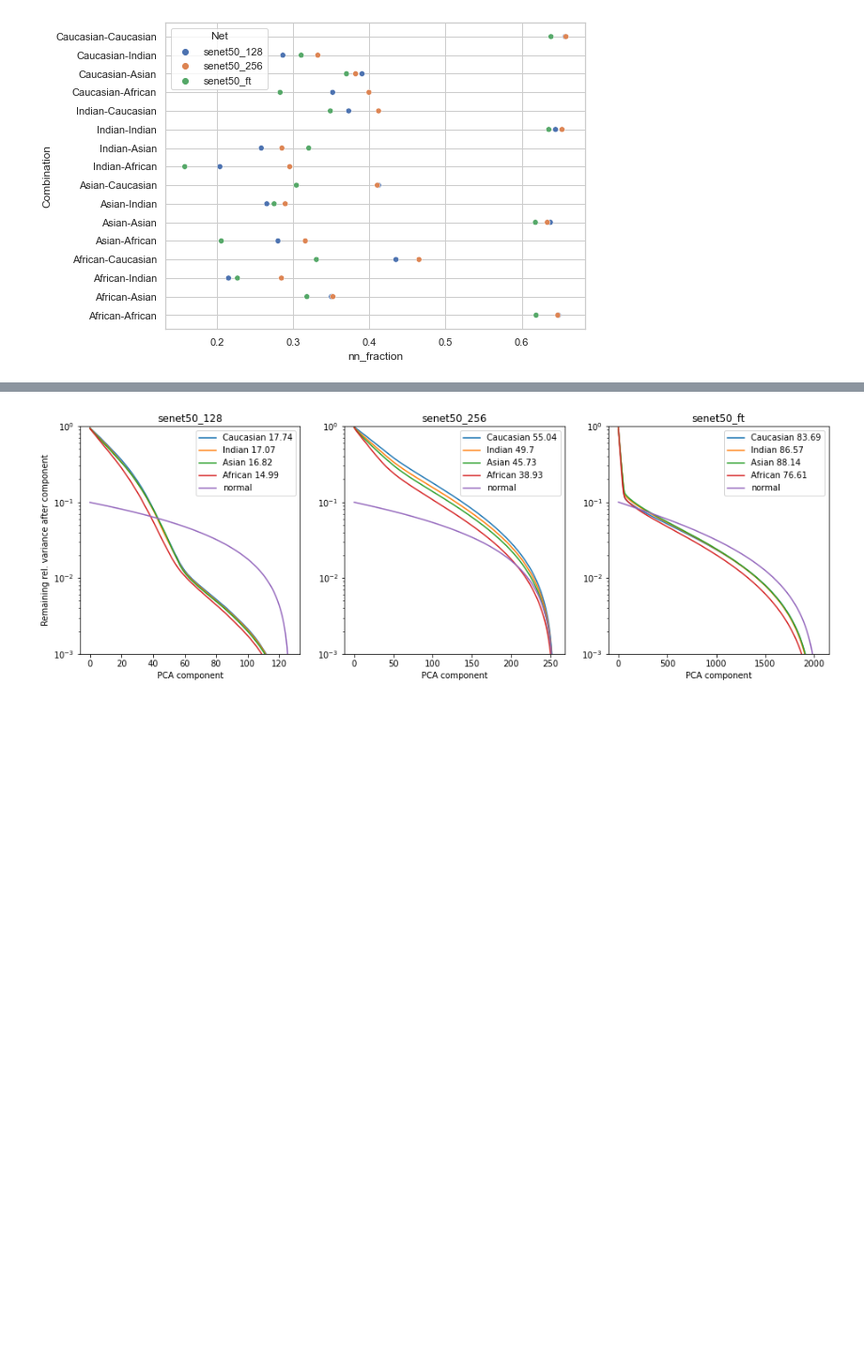
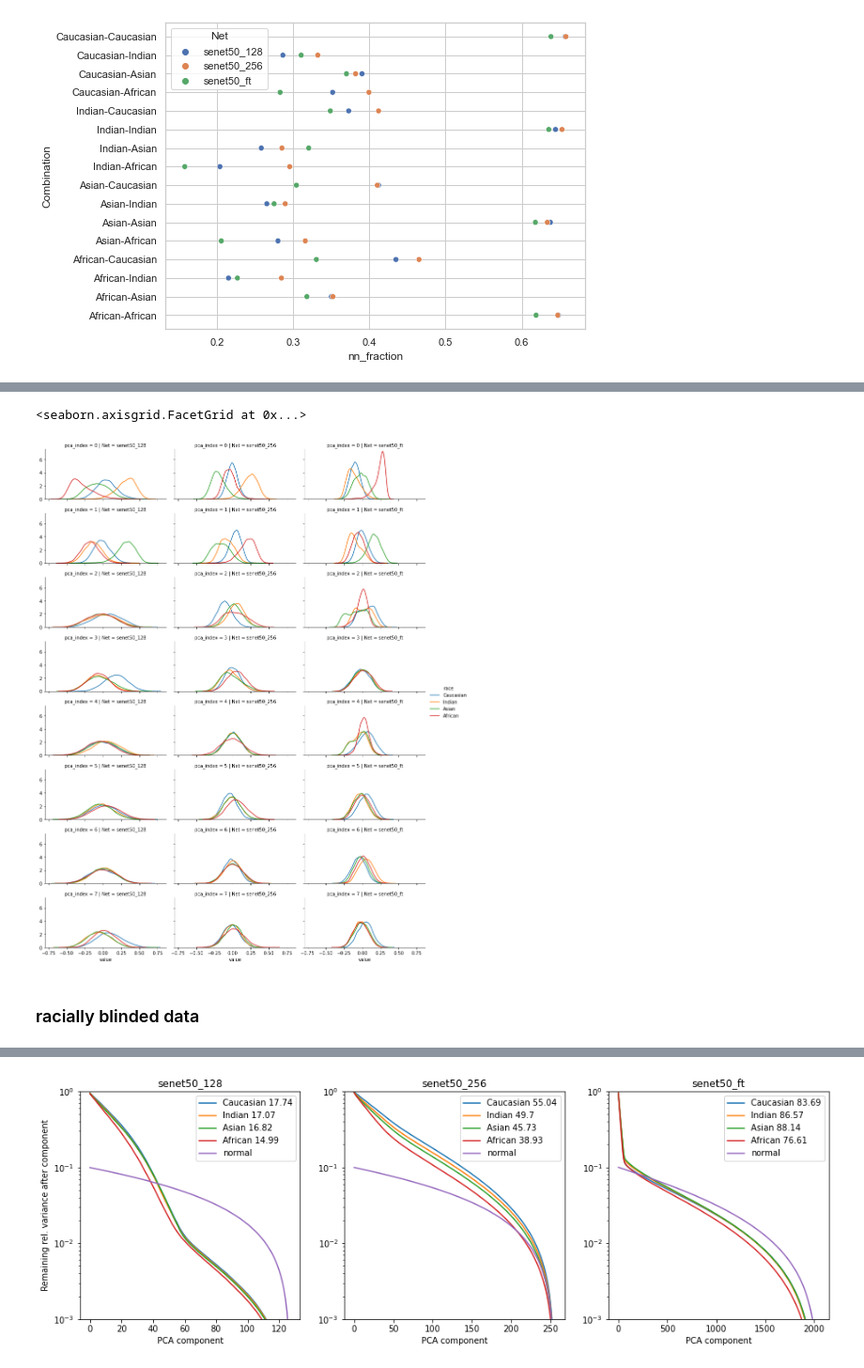
Before and after one commit to samuelwehrli/Face-Recognition-Bias, a Jupyter notebook: Embeddings and Bias Analysis.ipynb, the cells around one changed output, grey strips where cells are left out. Shown at 94% size. Cells and saved outputs as stored; diff of their text form; code cells hidden in the pictures; blank space fills up the shorter version.

```diff
--- a/Embeddings and Bias Analysis.ipynb
+++ b/Embeddings and Bias Analysis.ipynb
@@ -338,23 +522,0 @@ g = sns.scatterplot(y='Combination',x='nn_fraction',hue='Net',data=tmp)
-# %%
-vardf = []
-for net in H5Reader.net_list:
-    df = H5Reader(net).read_all()
-    df['race'] = df.race_index.apply(H5Reader.race)
-    tot_var = df.filter(regex='\d').var().T.sum()
-    df = df.groupby('race').var().filter(regex='\d').T.sum()
-    df = pd.DataFrame(df,columns=[net])
-    df.loc['Total',net] = tot_var
-    vardf.append(df)
-vardf = pd.concat(vardf,1)
-
-vardf3d = []
-for net in H5Reader.net_list:
-    df = projection3d(H5Reader(net).read_all())
-    df['race'] = df.race_index.apply(H5Reader.race)
-    tot_var = df.filter(regex='\d').var().T.sum()
-    df = df.groupby('race').var().filter(regex='\d').T.sum()
-    df = pd.DataFrame(df,columns=[net])
-    df.loc['Total',net] = tot_var
-    vardf3d.append(df)
-vardf3d = pd.concat(vardf3d,1)
-pd.concat([vardf,vardf3d],1,keys=['full','3d projection']).reindex(H5Reader.race_list+['Total'])
@@ -369,0 +527,23 @@ pd.concat([vardf,vardf3d],1,keys=['full','3d projection']).reindex(H5Reader.race
+# %%
+N = 9500
+n_components = 8
+pcadf = []
+pca = PCA(n_components=n_components)
+for net in H5Reader.net_list:
+    df = H5Reader(net).read_all(N)
+    X,_ = H5Reader.df2data(df)
+    df = H5Reader.replacedata(df,pca.fit_transform(X))
+    df['Net']=net
+    pcadf.append(df.set_index(['race_index','Net']).stack().reset_index())
+
+pcadf = pd.concat(pcadf,0).rename(columns={'level_2':'pca_index',0:'value'})
+pcadf['race'] = pcadf.race_index.apply(H5Reader.race)
+# %%
+g = sns.FacetGrid(pcadf,col='Net',row='pca_index',hue='race',aspect=2,height=2, legend_out=True)
+g.map(sns.kdeplot, 'value')
+g.add_legend()
+# %% [output]
+<seaborn.axisgrid.FacetGrid at 0x...>
+[figure, added]
+# %% [markdown]
+### racially blinded data
```
Also changed, not shown: parts of 42 cells of this notebook.
